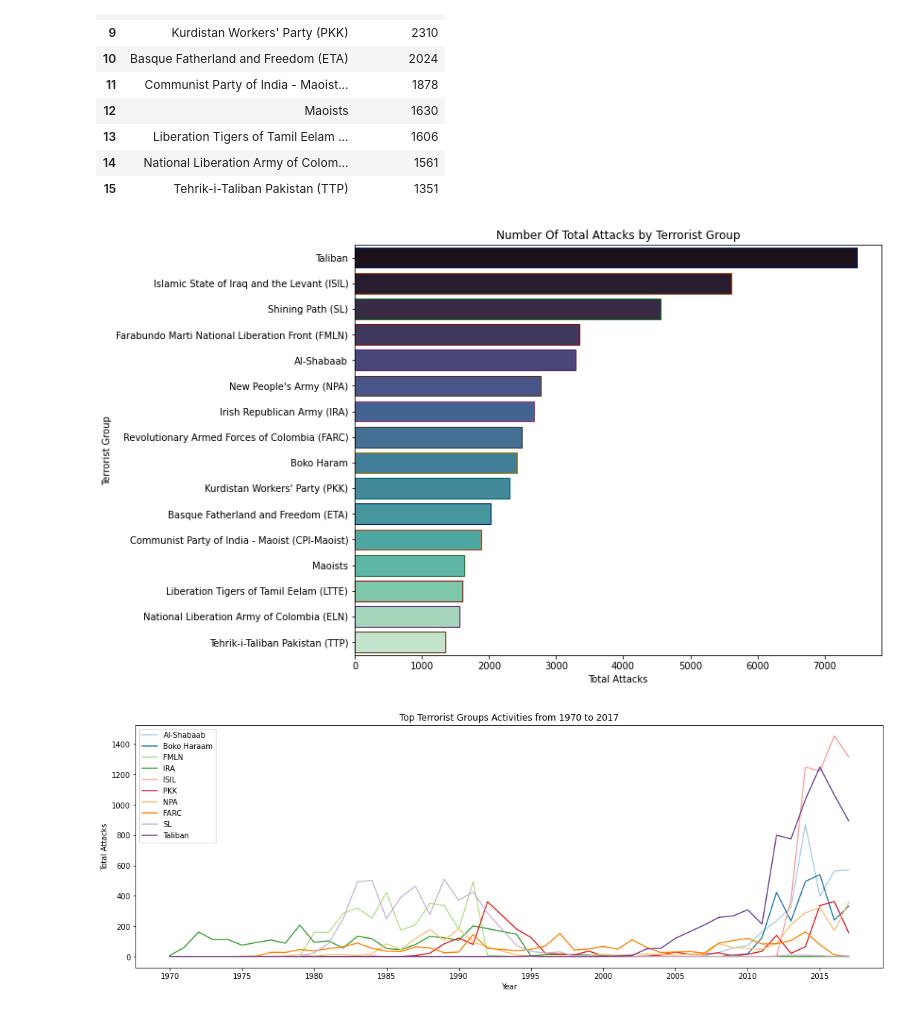
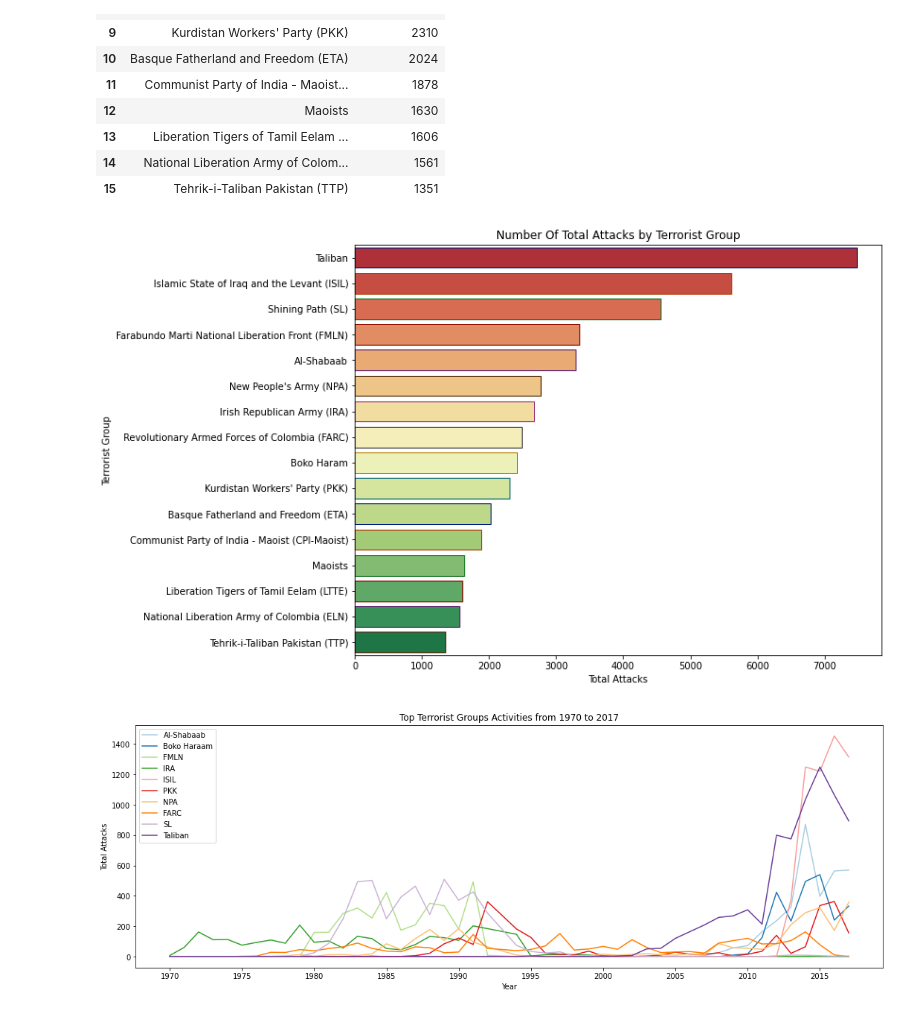
Before and after one commit to offani/EDA-on-Global-Terrorism, a Jupyter notebook: EDA(Global_Terrorism).ipynb, the cells around one changed output. Saved outputs shown, nothing was run; the diff lists cells and outputs as text; code cells hidden in the pictures.

```diff
--- a/EDA(Global_Terrorism).ipynb
+++ b/EDA(Global_Terrorism).ipynb
@@ -191,7 +192,7 @@ city_attacks.columns = ['city', 'Total Attacks']
 city_cas = data.groupby('city').Casualities.sum().to_frame().reset_index()
 city_cas.columns = ['city', 'Casualities']
 city_tot = pd.merge(city_attacks, city_cas, how='left', on='city').sort_values('Total Attacks', ascending=False)[1:21]
-sns.set_palette('cubehelix')
+sns.set_palette('RdBu')
 city_tot.plot.bar(x='city', width=0.8)
 plt.xticks(rotation=90)
 plt.title('Number Of Total Attacks and Casualities by city')
@@ -225,13 +226,13 @@ group_attacks
 # %%
 group_attacks = data.Group.value_counts().to_frame().drop('Unknown').reset_index()[:16]
 group_attacks.columns = ['Terrorist Group', 'Total Attacks']
 plt.subplots(figsize=(10,8))
-sns.barplot(y=group_attacks['Terrorist Group'], x=group_attacks['Total Attacks'], palette='mako',
+sns.barplot(y=group_attacks['Terrorist Group'], x=group_attacks['Total Attacks'], palette='RdYlGn',
             edgecolor=sns.color_palette('dark', 10))
 plt.title('Number Of Total Attacks by Terrorist Group')
 plt.show()
 # %% [output]
-[figure, old version]
+[figure, new version]
 # %%
 
 groups_10 = data[data.Group.isin(data.Group.value_counts()[1:11].index)]
```
Also changed, not shown: parts of 7 cells of this notebook.
